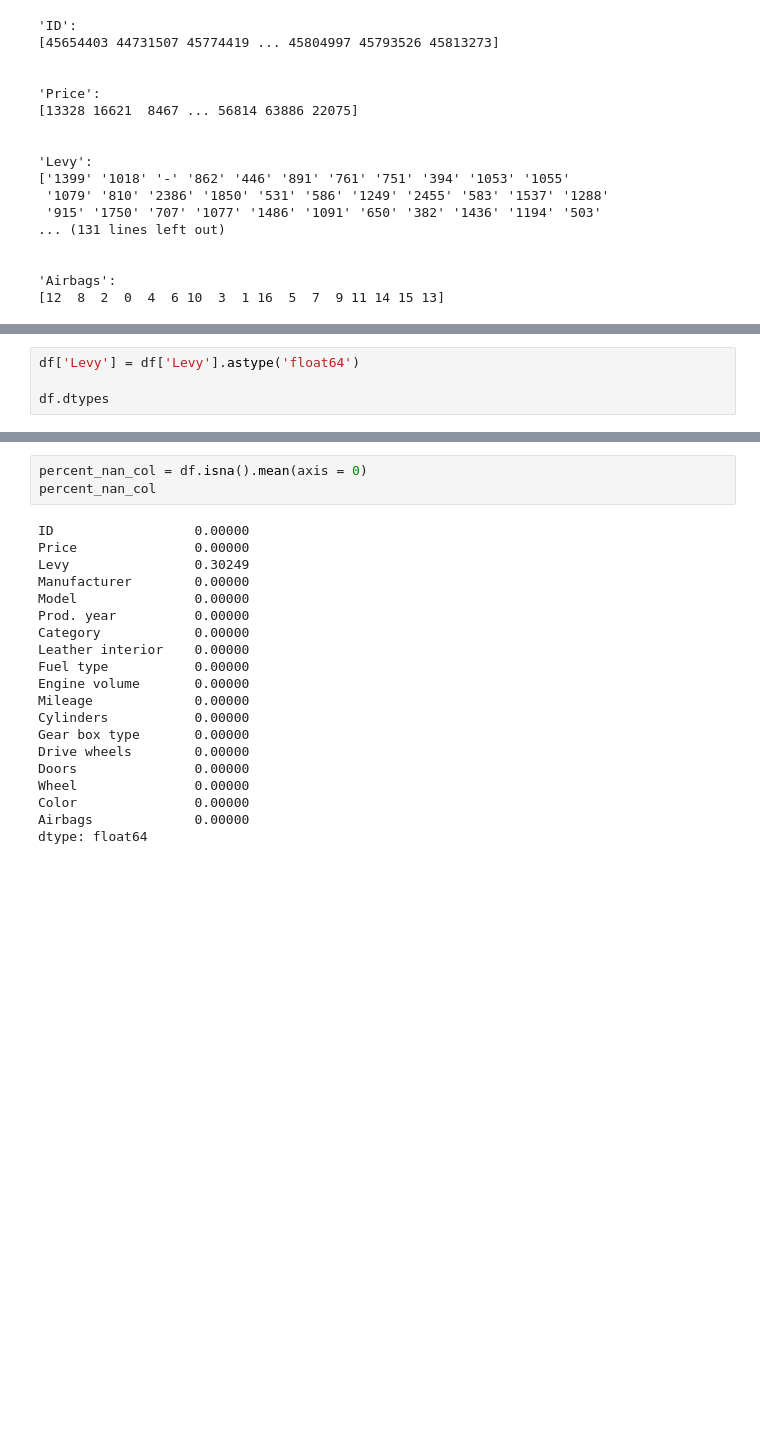
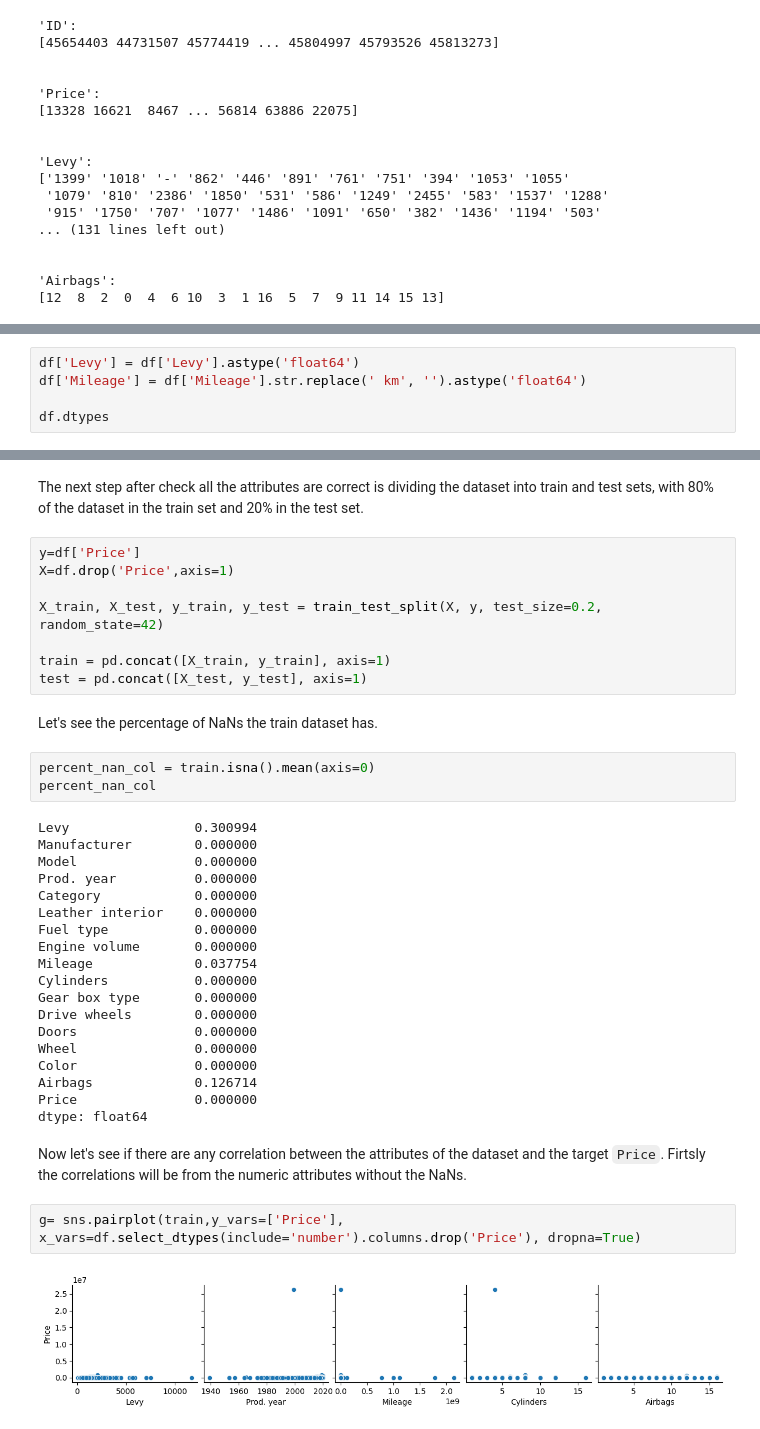
Before and after one commit to luismz14/Kaggle, a Jupyter notebook: kaggle.ipynb, the cells around one changed output, grey strips where cells are left out. Cells and saved outputs as stored; diff of their text form; blank space fills up the shorter version.

````diff
--- a/kaggle.ipynb
+++ b/kaggle.ipynb
@@ -105,5 +120,6 @@ L'atribut levy és de tipus object, per tal canviar-lo per tipus numerico.
 # %%
 df['Levy'] = df['Levy'].astype('float64')
+df['Mileage'] = df['Mileage'].str.replace(' km', '').astype('float64')
 
 df.dtypes
 # %% [output]
@@ -155,23 +166,40 @@ El següent pas es mirar si hi ha nans el dataset per tractar-los de la millor m
+# %% [markdown]
+The next step after check all the attributes are correct is dividing the dataset into train and test sets, with 80% of the dataset in the train set and 20% in the test set.
+# %%
+y=df['Price']
+X=df.drop('Price',axis=1)
+
+X_train, X_test, y_train, y_test = train_test_split(X, y, test_size=0.2, random_state=42)
+
+train = pd.concat([X_train, y_train], axis=1)
+test = pd.concat([X_test, y_test], axis=1)
+# %% [markdown]
+Let's see the percentage of NaNs the train dataset has.
 # %%
-percent_nan_col = df.isna().mean(axis = 0)
+percent_nan_col = train.isna().mean(axis=0)
 percent_nan_col
 # %% [output]
-ID                  0.00000
-Price               0.00000
-Levy                0.30249
-Manufacturer        0.00000
-Model               0.00000
-Prod. year          0.00000
-Category            0.00000
-Leather interior    0.00000
-Fuel type           0.00000
-Engine volume       0.00000
-Mileage             0.00000
-Cylinders           0.00000
-Gear box type       0.00000
-Drive wheels        0.00000
-Doors               0.00000
-Wheel               0.00000
-Color               0.00000
-Airbags             0.00000
+Levy                0.300994
+Manufacturer        0.000000
+Model               0.000000
+Prod. year          0.000000
+Category            0.000000
+Leather interior    0.000000
+Fuel type           0.000000
+Engine volume       0.000000
+Mileage             0.037754
+Cylinders           0.000000
+Gear box type       0.000000
+Drive wheels        0.000000
+Doors               0.000000
+Wheel               0.000000
+Color               0.000000
+Airbags             0.126714
+Price               0.000000
 dtype: float64
+# %% [markdown]
+Now let's see if there are any correlation between the attributes of the dataset and the target ```Price```. Firtsly the correlations will be from the numeric attributes without the NaNs.
+# %%
+g= sns.pairplot(train,y_vars=['Price'], x_vars=df.select_dtypes(include='number').columns.drop('Price'), dropna=True)
+# %% [output]
+[figure, added]
````
Also changed, not shown: parts of 18 cells of this notebook.
